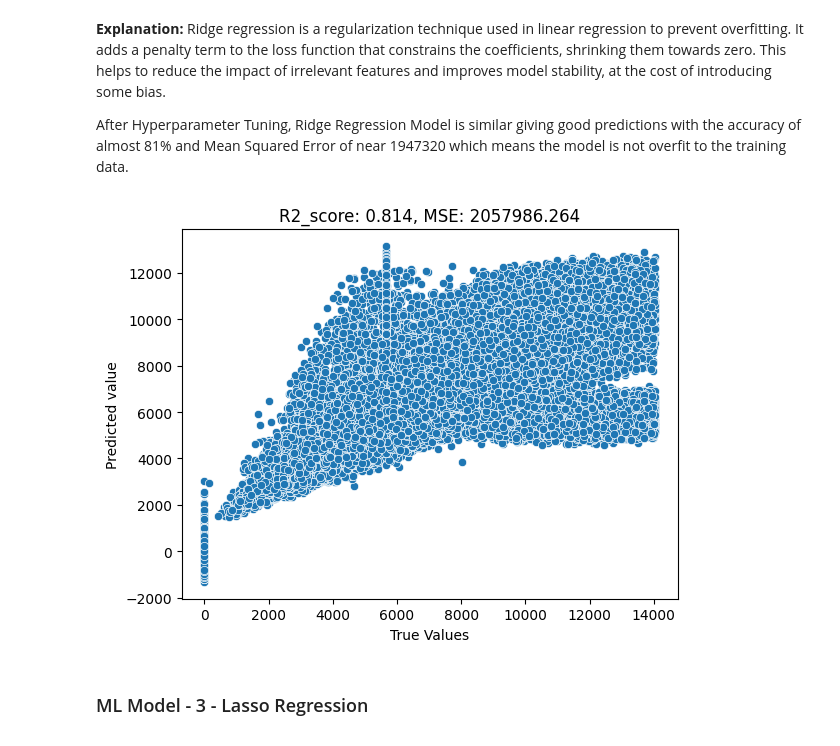
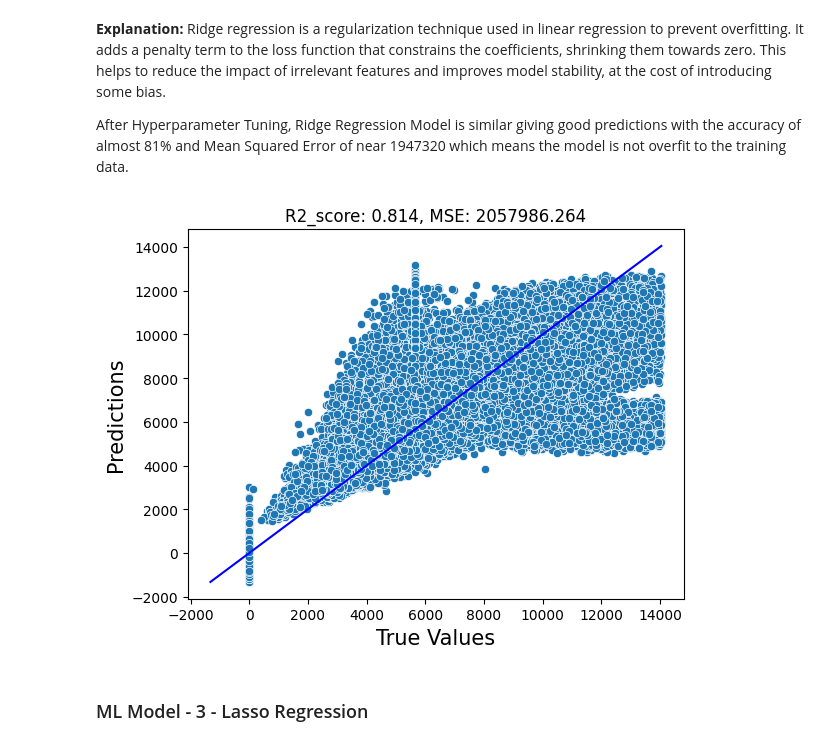
Before and after one commit to jay-D-Deshmukh/Retail_Sales_Prediction_ML_Regression, a Jupyter notebook: Retail_Sales_Prediction_ML_Regression.ipynb, the cells around one changed output. Saved outputs shown, nothing was run; the diff lists cells and outputs as text; code cells hidden in the pictures.

```diff
--- a/Retail_Sales_Prediction_ML_Regression.ipynb
+++ b/Retail_Sales_Prediction_ML_Regression.ipynb
@@ -1521,7 +1521,7 @@ The Ridge Regression Model is giving the R2_Score and adjusted_r2 of 81% before
 # %%
 # Defining hyperparameter values for lambda(alpha) for ridge regression:
 
-parameters = {'alpha':[0.01, 0.1, 1]}
+parameters = {'alpha':[1e-15,1e-10,1e-8,1e-3,1e-2,1,5,10,20,30,35,40,45,50,55,100]}
 
 # Performing Hyperparameter Tuning with GridSearchCV:
 
@@ -1573,13 +1577,18 @@ After Hyperparameter Tuning, Ridge Regression Model is similar giving good predi
 # %%
 # Visualizing evaluation Metric Score chart
 
 sns.scatterplot(x=y_test,y=ridge_y_pred)
 plt.title(f'R2_score: {ridge_r2:.3f}, MSE: {ridge_mse:.3f}')
 plt.xlabel("True Values")
 plt.ylabel("Predicted value")
+p1 = max(max(y_pred), max(y_test))
+p2 = min(min(y_pred), min(y_test))
+plt.plot([p1, p2], [p1, p2], 'b-')
+plt.xlabel('True Values', fontsize=15)
+plt.ylabel('Predictions', fontsize=15)
 plt.show()
 # %% [output]
-[figure, old version]
+[figure, new version]
 # %% [markdown]
 ### ML Model - 3 - Lasso Regression
 # %% [markdown]
```
Also changed, not shown: parts of 17 cells of this notebook.
